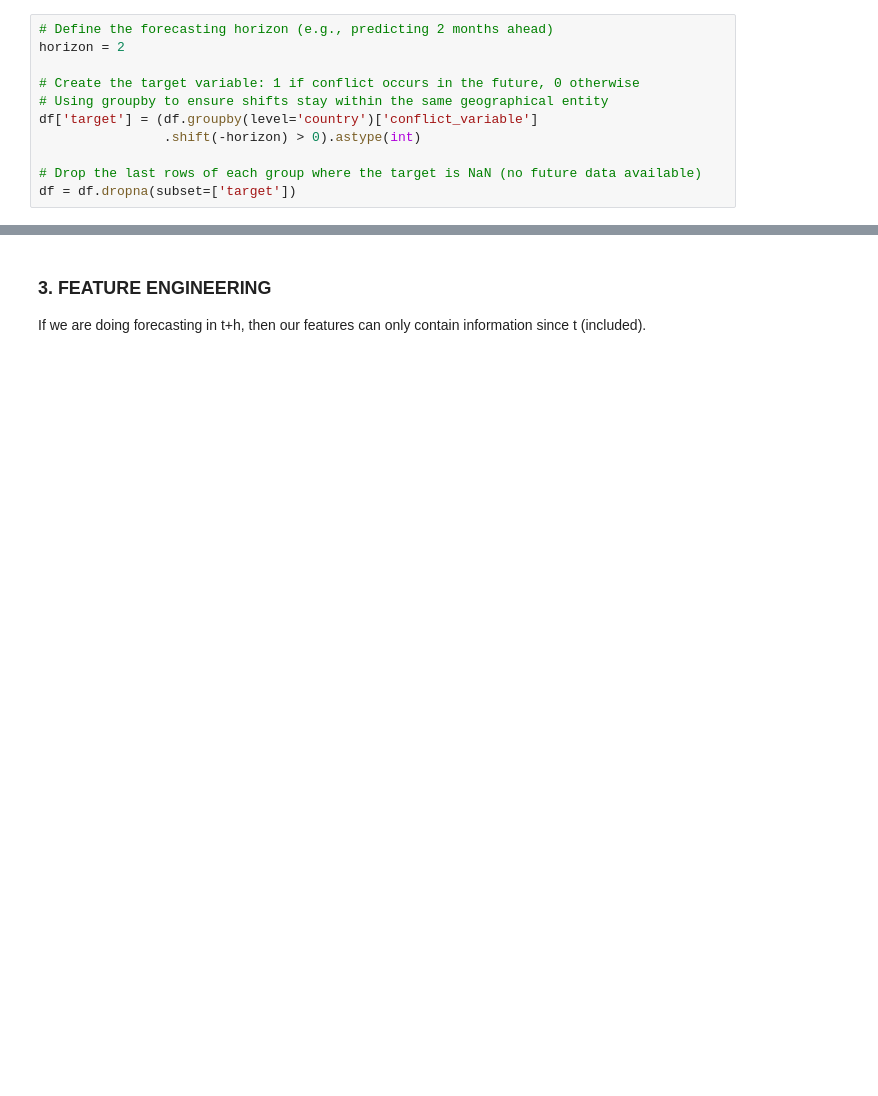
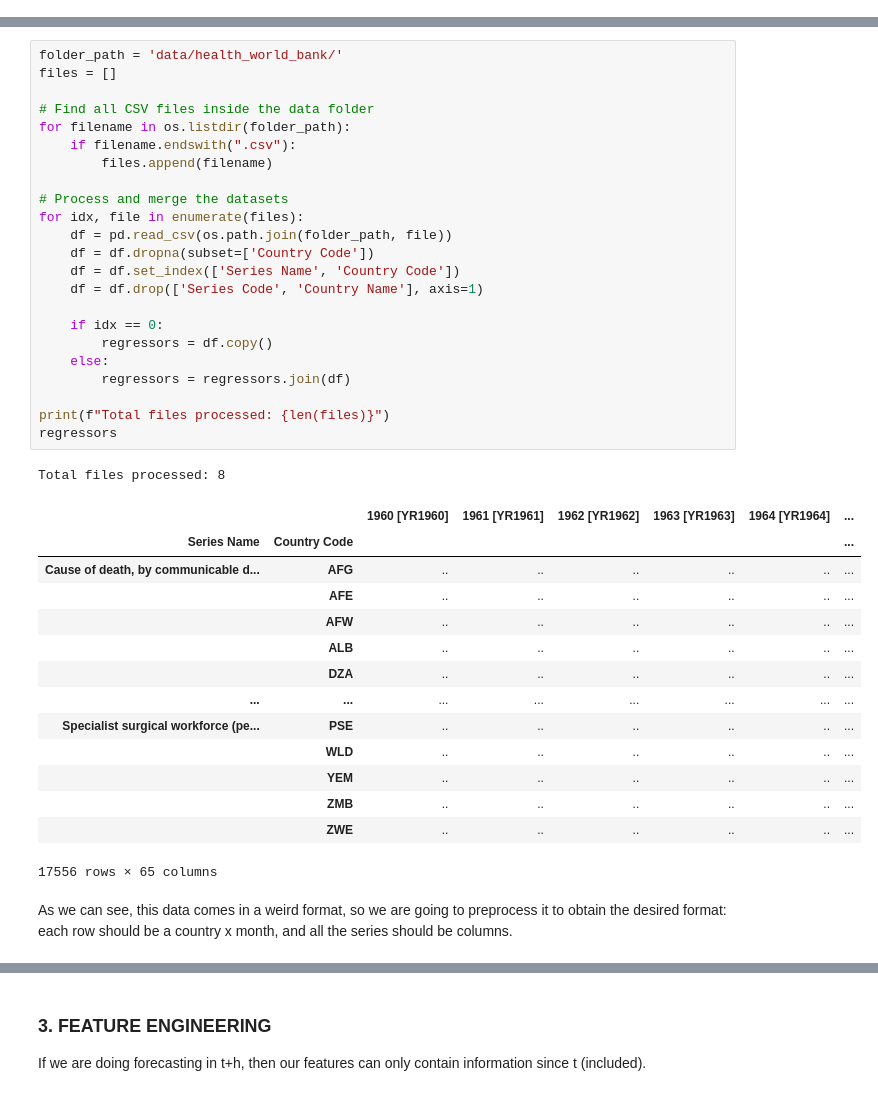
Before and after one commit to ericGutierrezM/forecasting_epidemics, a Jupyter notebook: pipeline.ipynb, the cells around one changed output, grey strips where cells are left out. Drawn from its saved outputs; the diff is of its cells as text; blank space fills up the shorter version.

```diff
--- a/pipeline.ipynb
+++ b/pipeline.ipynb
@@ -22,11 +23,0 @@ It's going to be a normal column computed from values of the future. Ex:
-# %%
-# Define the forecasting horizon (e.g., predicting 2 months ahead)
-horizon = 2
-
-# Create the target variable: 1 if conflict occurs in the future, 0 otherwise
-# Using groupby to ensure shifts stay within the same geographical entity
-df['target'] = (df.groupby(level='country')['conflict_variable']
-                .shift(-horizon) > 0).astype(int)
-
-# Drop the last rows of each group where the target is NaN (no future data available)
-df = df.dropna(subset=['target'])
@@ -32,0 +177,41 @@ df = df.dropna(subset=['target'])
+# %%
+folder_path = 'data/health_world_bank/'
+files = []
+
+# Find all CSV files inside the data folder
+for filename in os.listdir(folder_path):
+    if filename.endswith(".csv"):
+        files.append(filename)
+
+# Process and merge the datasets
+for idx, file in enumerate(files):
+    df = pd.read_csv(os.path.join(folder_path, file))
+    df = df.dropna(subset=['Country Code'])
+    df = df.set_index(['Series Name', 'Country Code'])
+    df = df.drop(['Series Code', 'Country Name'], axis=1)
+
+    if idx == 0:
+        regressors = df.copy()
+    else:
+        regressors = regressors.join(df)
+
+print(f"Total files processed: {len(files)}")
+regressors
+# %% [output]
+Total files processed: 8
+|  |  | 1960 [YR1960] | 1961 [YR1961] | 1962 [YR1962] | 1963 [YR1963] | 1964 [YR1964] | ... |
+| Series Name | Country Code |  |  |  |  |  | ... |
+| Cause of death, by communicable d... | AFG | .. | .. | .. | .. | .. | ... |
+|  | AFE | .. | .. | .. | .. | .. | ... |
+|  | AFW | .. | .. | .. | .. | .. | ... |
+|  | ALB | .. | .. | .. | .. | .. | ... |
+|  | DZA | .. | .. | .. | .. | .. | ... |
+| ... | ... | ... | ... | ... | ... | ... | ... |
+| Specialist surgical workforce (pe... | PSE | .. | .. | .. | .. | .. | ... |
+|  | WLD | .. | .. | .. | .. | .. | ... |
+|  | YEM | .. | .. | .. | .. | .. | ... |
+|  | ZMB | .. | .. | .. | .. | .. | ... |
+|  | ZWE | .. | .. | .. | .. | .. | ... |
+17556 rows × 65 columns
+# %% [markdown]
+As we can see, this data comes in a weird format, so we are going to preprocess it to obtain the desired format: each row should be a country x month, and all the series should be columns.
```
Also changed, not shown: parts of 81 cells of this notebook, 25 other files.
